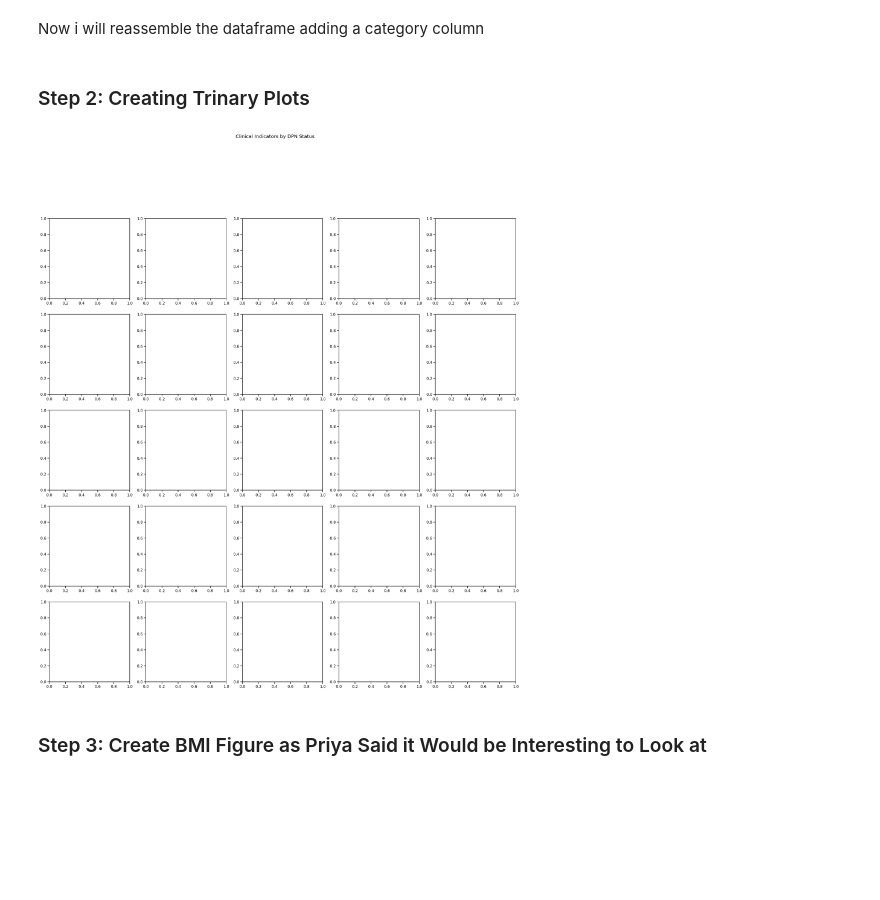
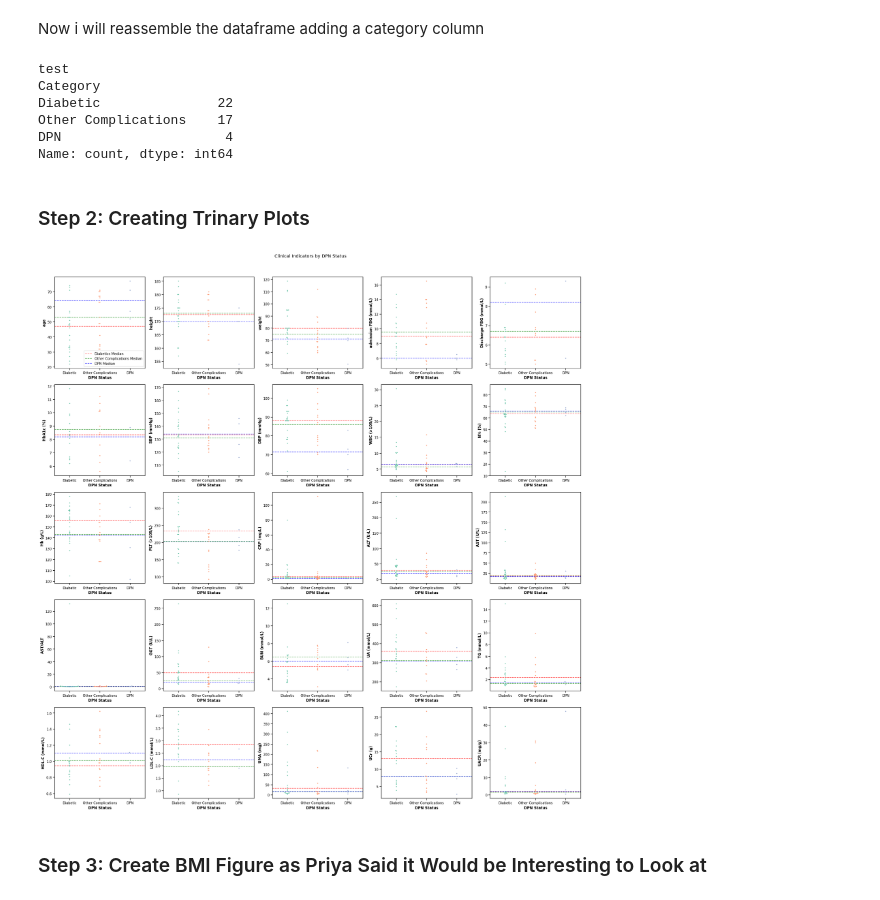
Before and after one commit to ad-aspera/HRV-EDA, a Jupyter notebook: Demographics2.ipynb, the cells around one changed output. Saved outputs shown, nothing was run; the diff lists cells and outputs as text; code cells hidden in the pictures; blank space fills up the shorter version.

```diff
--- a/Demographics2.ipynb
+++ b/Demographics2.ipynb
@@ -75,8 +75,15 @@ df3['Category'] = 'DPN'
 reassembled_df = pd.concat([df1, df2, df3], ignore_index=True)
 
 # Verify the result
-#print(reassembled_df.columns.tolist)
-#print(reassembled_df['Category'].value_counts())
+print("test")
+print(reassembled_df['Category'].value_counts())
+# %% [output]
+test
+Category
+Diabetic               22
+Other Complications    17
+DPN                     4
+Name: count, dtype: int64
 # %% [markdown]
 ### Step 2: Creating Trinary Plots
 # %%
@@ -90,37 +97,37 @@ median_Complications = []
 median_DPN = []
 
 for i in range(25):
      median_Diabetics.append(reassembled_df[reassembled_df['Category'] == 'Diabetic'][column_names[2+i]].median())
      median_Complications.append(reassembled_df[reassembled_df['Category'] == 'Other Complications'][column_names[2+i]].median())
      median_DPN.append(reassembled_df[reassembled_df['Category'] == 'DPN'][column_names[2+i]].median())
 
 
 # Create figure and subplots
 fig, axes = plt.subplots(5, 5, figsize=(25, 25))
 fig.suptitle('Clinical Indicators by DPN Status', y=1.02)
 
 # Flatten axes array for easy iteration
 axes = axes.flatten()
 counter=2
 # Create beeswarm plots in each subplot
 for ax in axes:
-    break
+
     sns.swarmplot(x='Category', y=column_names[counter], data=reassembled_df, hue='Category', palette='Set2', size=3, ax=ax)
     # Add mean lines
     ax.axhline(median_Diabetics[counter-2], color='red', linestyle='--', alpha=0.7, label='Diabetics Median')
     ax.axhline(median_Complications[counter-2], color='green', linestyle='--', alpha=0.7, label='Other Complications Median')
     ax.axhline(median_DPN[counter-2], color='blue', linestyle='--', alpha=0.7, label='DPN Median')
     ax.set_xlabel('DPN Status')
     ax.set_ylabel(column_names[counter])
     counter+=1
     if ax == axes[0]:
         ax.legend()
 
 # Adjust layout
-#plt.tight_layout()
-#plt.show()
+plt.tight_layout()
+plt.show()
 # %% [output]
-[figure, old version]
+[figure, new version]
 # %% [markdown]
 ### Step 3: Create BMI Figure as Priya Said it Would be Interesting to Look at
 # %%
```
Also changed, not shown: parts of 8 cells of this notebook, 38 other files.
